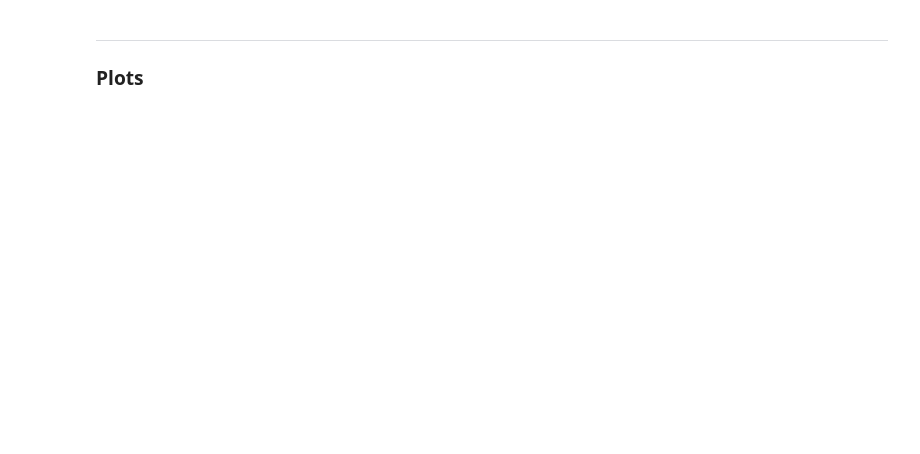
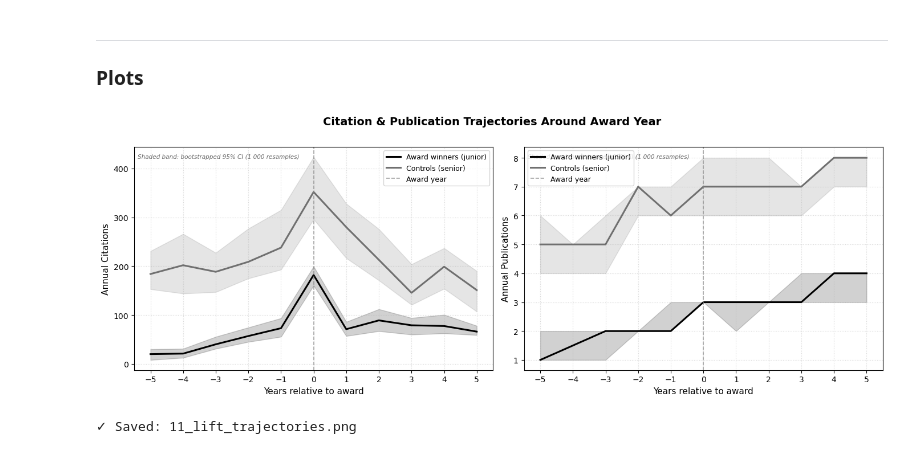
Before and after one commit to AppleShay/thesis-best-paper-trajectories, a Jupyter notebook: notebooks/11_lift_analysis.ipynb, the cells around one changed output. Cells and saved outputs as stored; diff of their text form; code cells hidden in the pictures; blank space fills up the shorter version.

Commit message:
Ran Notebook 11 (lift, error)

```diff
--- a/notebooks/11_lift_analysis.ipynb
+++ b/notebooks/11_lift_analysis.ipynb
@@ -227,32 +307,35 @@ fig.suptitle("Citation & Publication Trajectories Around Award Year",
 
 configs = [
     (axes[0], "citations", "Annual Citations"),
     (axes[1], "works",     "Annual Publications"),
 ]
 
 for ax, metric, ylabel in configs:
     for treat_val, label, color in [
-        (1, "Award winners (junior)",  "#e74c3c"),
-        (0, "Controls (senior)",       "#3498db"),
+        (1, "Award winners (junior)",  "#000000"),
+        (0, "Controls (senior)",       "#707070"),
     ]:
         med, lo, hi = traj_stats(WINDOW, treat_val, metric, REL_YEARS)
         ax.plot(REL_YEARS, med,    color=color, lw=2.2, label=label)
         ax.fill_between(REL_YEARS, lo, hi, color=color, alpha=0.18,
                         label="_nolegend_")
 
     ax.axvline(0, color="gray", linestyle="--", lw=1.2, alpha=0.7,
                label="Award year")
     ax.set_xlabel("Years relative to award", fontsize=11)
     ax.set_ylabel(ylabel, fontsize=11)
     ax.xaxis.set_major_locator(mticker.MultipleLocator(1))
     ax.legend(fontsize=9)
     ax.grid(True, linestyle=":", alpha=0.5)
     ax.text(0.01, 0.97, "Shaded band: bootstrapped 95% CI (1 000 resamples)",
             transform=ax.transAxes, fontsize=7.5, va="top",
             color="dimgray", style="italic")
 
 plt.tight_layout()
 out_path = DATA_FIGURES / "11_lift_trajectories.png"
 plt.savefig(out_path, dpi=150, bbox_inches="tight")
 plt.show()
 print(f"✓ Saved: {out_path.name}")
+# %% [output]
+[figure, added]
+✓ Saved: 11_lift_trajectories.png
```
Also changed, not shown: parts of 7 cells of this notebook, 5 other files.
